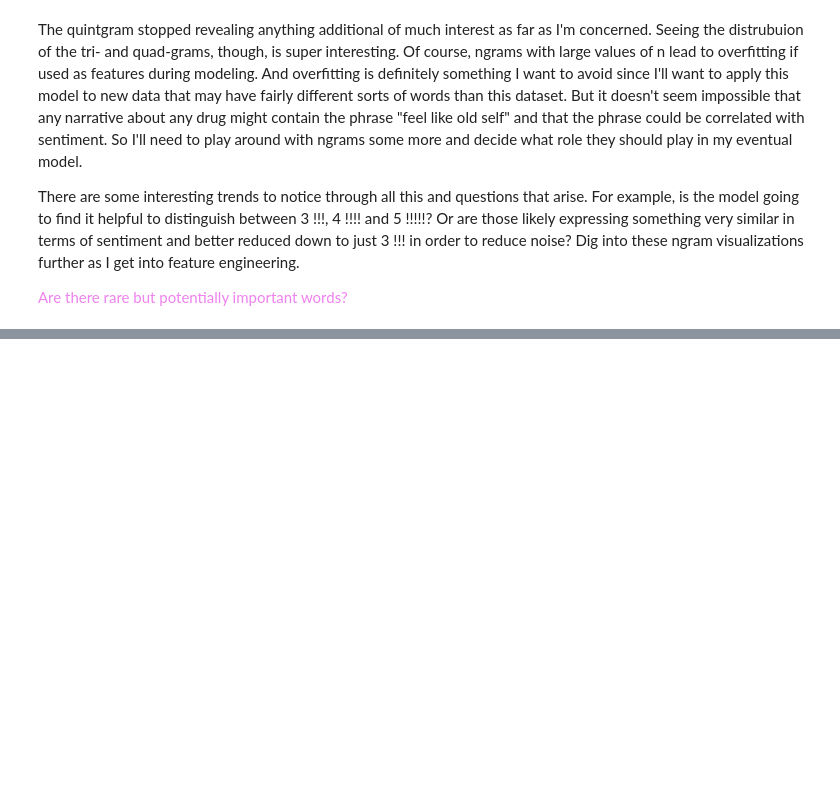
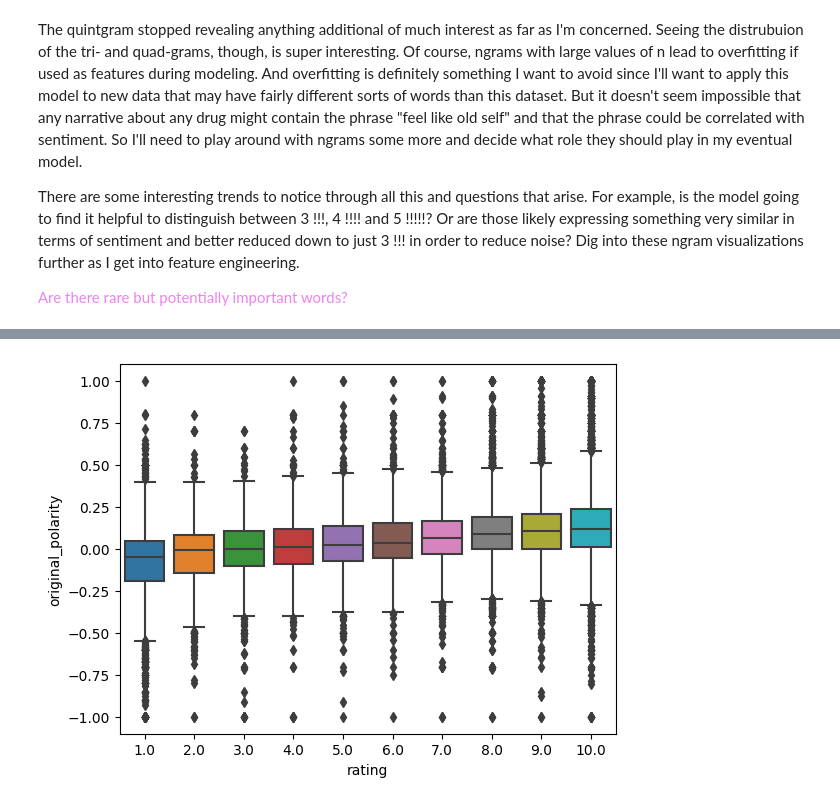
Before and after one commit to fractaldatalearning/psychedelic_efficacy, a Jupyter notebook: notebooks/5-kl-studies-lang-eda-preprocess.ipynb, the cells around one changed output, grey strips where cells are left out. Cells and saved outputs as stored; diff of their text form; code cells hidden in the pictures; blank space fills up the shorter version.

Commit message:
finished sentiment analysis

```diff
--- a/notebooks/5-kl-studies-lang-eda-preprocess.ipynb
+++ b/notebooks/5-kl-studies-lang-eda-preprocess.ipynb
@@ -228,0 +509,6 @@ I used these resources as references for some of the code in this notebook and w
+# %%
+def get_polarity(text):
+    return TextBlob(text).sentiment.polarity
+
+df['original_polarity'] = df['review'].apply(get_polarity)
+df.head()
@@ -228,0 +523,6 @@ I used these resources as references for some of the code in this notebook and w
+# %%
+# View relationship of original polarity with ratings
+sns.boxplot(data=df, x='rating', y='original_polarity')
+plt.show()
+# %% [output]
+[figure, added]
```
Also changed, not shown: parts of 46 cells of this notebook, 2 other files.
